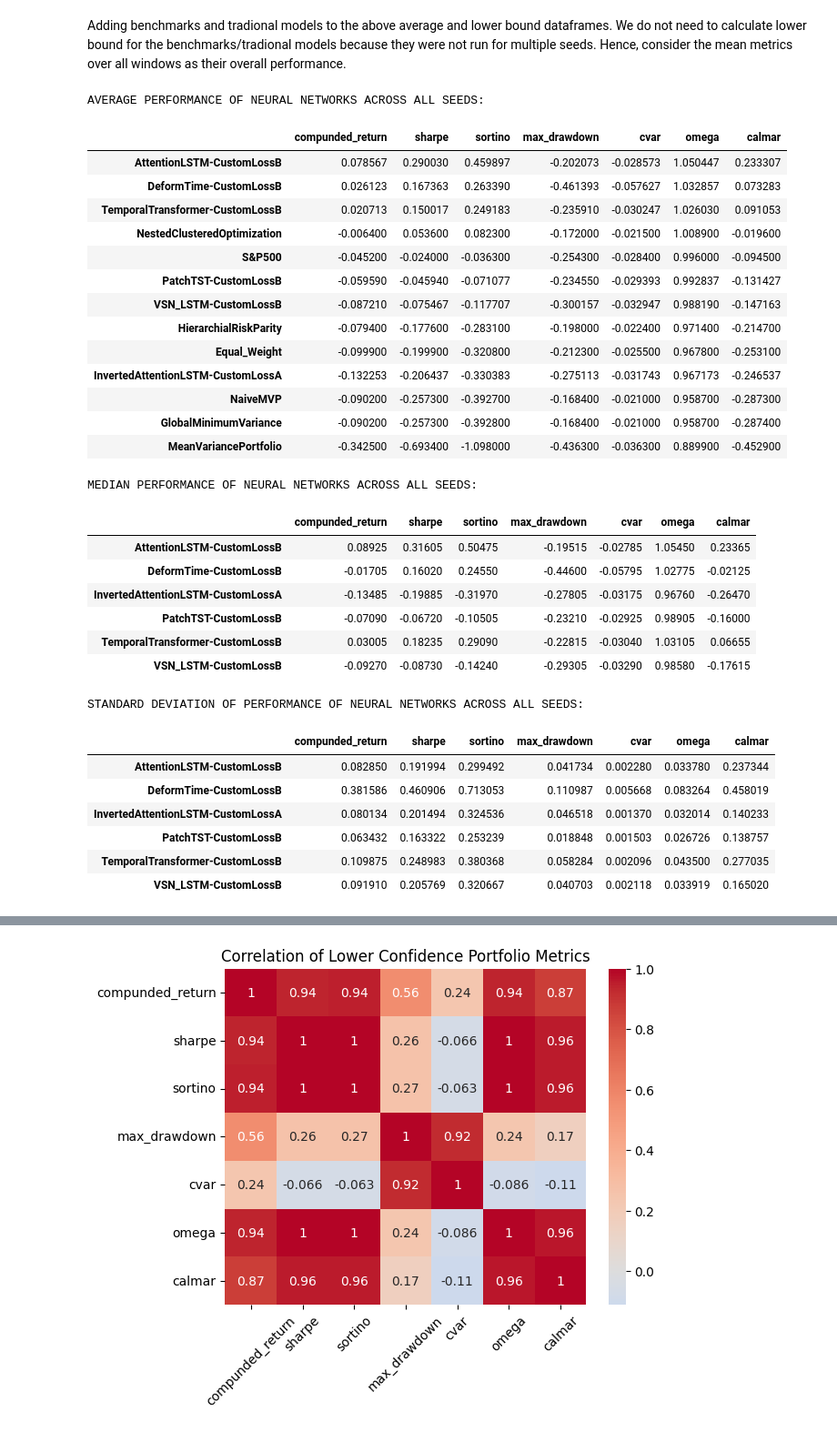
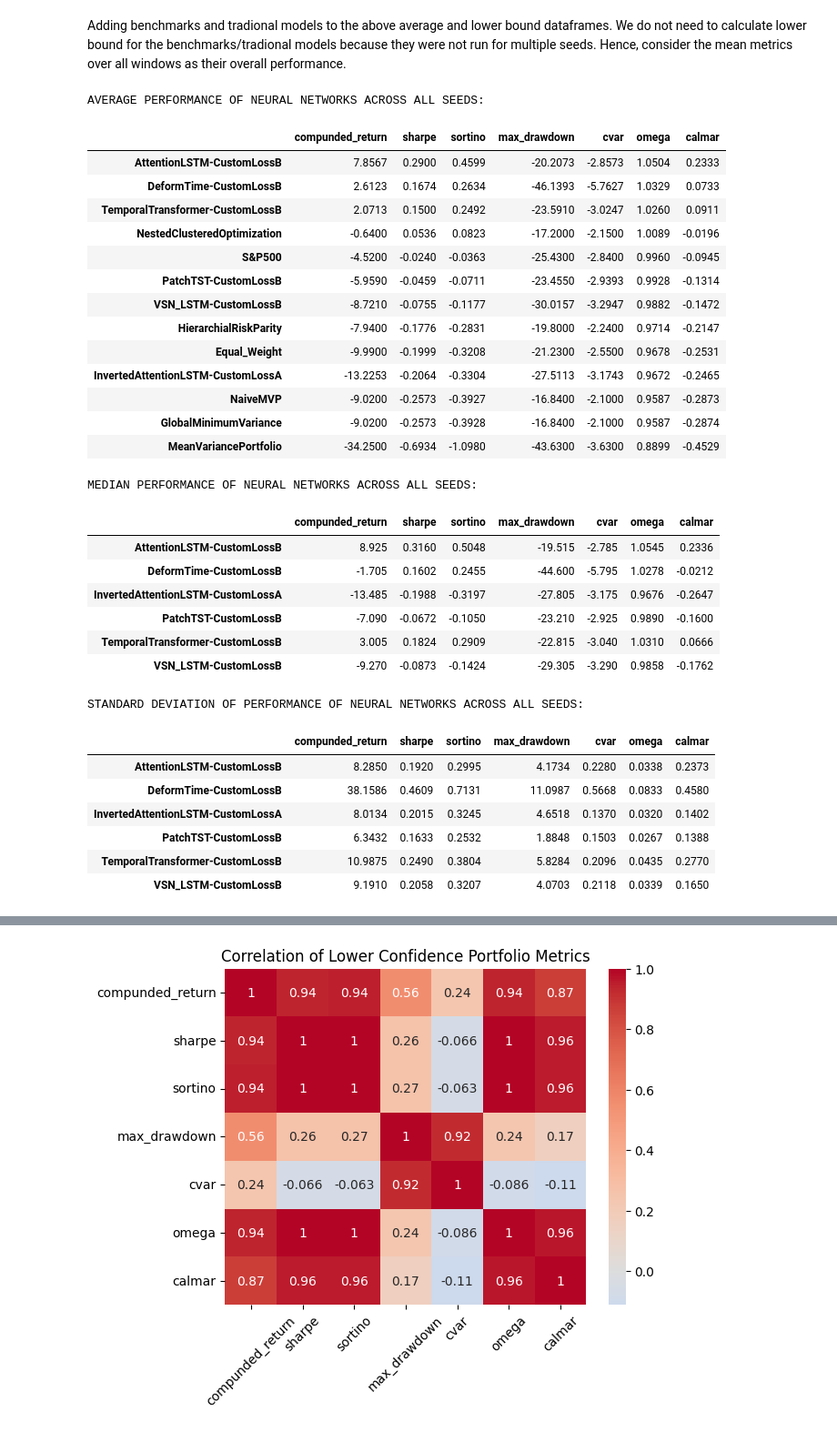
Before and after one commit to travisdesell/exact, a Jupyter notebook: financial_loss_functions/exploration/test_analysis.ipynb, the cells around one changed output, grey strips where cells are left out. Shown at 91% size. Saved outputs shown, nothing was run; the diff lists cells and outputs as text; code cells hidden in the pictures.

```diff
--- a/financial_loss_functions/exploration/test_analysis.ipynb
+++ b/financial_loss_functions/exploration/test_analysis.ipynb
@@ -163,6 +163,10 @@ for seed, seed_perfs in nn_seed_rets_no_dates.items():
     seed_metric_dfs.append(evaluator.calc_pf_performances(metrics_to_ann))
 
 all_seed_perf = pd.concat(seed_metric_dfs)
+
+all_seed_perf['compunded_return'] = all_seed_perf['compunded_return']*100
+all_seed_perf['max_drawdown'] = all_seed_perf['max_drawdown']*100
+all_seed_perf['cvar'] = all_seed_perf['cvar']*100
 # %%
 # Calculate performance of benchmark portfolios (no seeds)
 evaluator = Evaluator(
@@ -174,6 +178,11 @@ evaluator = Evaluator(
 
 bench_perfs = evaluator.calc_pf_performances(metrics_to_ann)
 bench_perfs = bench_perfs.sort_values(by='sharpe', ascending=False)
+
+bench_perfs['compunded_return'] = bench_perfs['compunded_return']*100
+bench_perfs['max_drawdown'] = bench_perfs['max_drawdown']*100
+bench_perfs['cvar'] = bench_perfs['cvar']*100
+
 bench_perfs
 # %% [output]
 |  | compunded_return | sharpe | sortino | max_drawdown | cvar | omega | calmar |
@@ -201,50 +210,52 @@ lower_bound_df = avg_perf_metrics - t_val * (std_perf_metrics / np.sqrt(n_seeds)
 Adding benchmarks and tradional models to the above average and lower bound dataframes. We do not need to calculate lower bound for the benchmarks/tradional models because they were not run for multiple seeds. Hence, consider the mean metrics over all windows as their overall performance.
 # %%
 print('AVERAGE PERFORMANCE OF NEURAL NETWORKS ACROSS ALL SEEDS:')
-pd.concat(
+combined_avg = pd.concat(
     [avg_perf_metrics, bench_perfs],
     axis=0
 ).sort_values(by='sharpe', ascending=False)
+
+combined_avg.round(4)
 # %% [output]
 AVERAGE PERFORMANCE OF NEURAL NETWORKS ACROSS ALL SEEDS:
 |  | compunded_return | sharpe | sortino | max_drawdown | cvar | omega | calmar |
-| AttentionLSTM-CustomLossB | 0.078567 | 0.290030 | 0.459897 | -0.202073 | -0.028573 | 1.050447 | 0.233307 |
-| DeformTime-CustomLossB | 0.026123 | 0.167363 | 0.263390 | -0.461393 | -0.057627 | 1.032857 | 0.073283 |
-| TemporalTransformer-CustomLossB | 0.020713 | 0.150017 | 0.249183 | -0.235910 | -0.030247 | 1.026030 | 0.091053 |
-| NestedClusteredOptimization | -0.006400 | 0.053600 | 0.082300 | -0.172000 | -0.021500 | 1.008900 | -0.019600 |
-| S&P500 | -0.045200 | -0.024000 | -0.036300 | -0.254300 | -0.028400 | 0.996000 | -0.094500 |
-| PatchTST-CustomLossB | -0.059590 | -0.045940 | -0.071077 | -0.234550 | -0.029393 | 0.992837 | -0.131427 |
-| VSN_LSTM-CustomLossB | -0.087210 | -0.075467 | -0.117707 | -0.300157 | -0.032947 | 0.988190 | -0.147163 |
-| HierarchialRiskParity | -0.079400 | -0.177600 | -0.283100 | -0.198000 | -0.022400 | 0.971400 | -0.214700 |
-| Equal_Weight | -0.099900 | -0.199900 | -0.320800 | -0.212300 | -0.025500 | 0.967800 | -0.253100 |
-| InvertedAttentionLSTM-CustomLossA | -0.132253 | -0.206437 | -0.330383 | -0.275113 | -0.031743 | 0.967173 | -0.246537 |
-| NaiveMVP | -0.090200 | -0.257300 | -0.392700 | -0.168400 | -0.021000 | 0.958700 | -0.287300 |
-| GlobalMinimumVariance | -0.090200 | -0.257300 | -0.392800 | -0.168400 | -0.021000 | 0.958700 | -0.287400 |
-| MeanVariancePortfolio | -0.342500 | -0.693400 | -1.098000 | -0.436300 | -0.036300 | 0.889900 | -0.452900 |
+| AttentionLSTM-CustomLossB | 7.8567 | 0.2900 | 0.4599 | -20.2073 | -2.8573 | 1.0504 | 0.2333 |
+| DeformTime-CustomLossB | 2.6123 | 0.1674 | 0.2634 | -46.1393 | -5.7627 | 1.0329 | 0.0733 |
+| TemporalTransformer-CustomLossB | 2.0713 | 0.1500 | 0.2492 | -23.5910 | -3.0247 | 1.0260 | 0.0911 |
+| NestedClusteredOptimization | -0.6400 | 0.0536 | 0.0823 | -17.2000 | -2.1500 | 1.0089 | -0.0196 |
+| S&P500 | -4.5200 | -0.0240 | -0.0363 | -25.4300 | -2.8400 | 0.9960 | -0.0945 |
+| PatchTST-CustomLossB | -5.9590 | -0.0459 | -0.0711 | -23.4550 | -2.9393 | 0.9928 | -0.1314 |
+| VSN_LSTM-CustomLossB | -8.7210 | -0.0755 | -0.1177 | -30.0157 | -3.2947 | 0.9882 | -0.1472 |
+| HierarchialRiskParity | -7.9400 | -0.1776 | -0.2831 | -19.8000 | -2.2400 | 0.9714 | -0.2147 |
+| Equal_Weight | -9.9900 | -0.1999 | -0.3208 | -21.2300 | -2.5500 | 0.9678 | -0.2531 |
+| InvertedAttentionLSTM-CustomLossA | -13.2253 | -0.2064 | -0.3304 | -27.5113 | -3.1743 | 0.9672 | -0.2465 |
+| NaiveMVP | -9.0200 | -0.2573 | -0.3927 | -16.8400 | -2.1000 | 0.9587 | -0.2873 |
+| GlobalMinimumVariance | -9.0200 | -0.2573 | -0.3928 | -16.8400 | -2.1000 | 0.9587 | -0.2874 |
+| MeanVariancePortfolio | -34.2500 | -0.6934 | -1.0980 | -43.6300 | -3.6300 | 0.8899 | -0.4529 |
 # %%
 print('MEDIAN PERFORMANCE OF NEURAL NETWORKS ACROSS ALL SEEDS:')
-median_perf_metrics
+median_perf_metrics.round(4)
 # %% [output]
 MEDIAN PERFORMANCE OF NEURAL NETWORKS ACROSS ALL SEEDS:
 |  | compunded_return | sharpe | sortino | max_drawdown | cvar | omega | calmar |
-| AttentionLSTM-CustomLossB | 0.08925 | 0.31605 | 0.50475 | -0.19515 | -0.02785 | 1.05450 | 0.23365 |
-| DeformTime-CustomLossB | -0.01705 | 0.16020 | 0.24550 | -0.44600 | -0.05795 | 1.02775 | -0.02125 |
-| InvertedAttentionLSTM-CustomLossA | -0.13485 | -0.19885 | -0.31970 | -0.27805 | -0.03175 | 0.96760 | -0.26470 |
-| PatchTST-CustomLossB | -0.07090 | -0.06720 | -0.10505 | -0.23210 | -0.02925 | 0.98905 | -0.16000 |
-| TemporalTransformer-CustomLossB | 0.03005 | 0.18235 | 0.29090 | -0.22815 | -0.03040 | 1.03105 | 0.06655 |
-| VSN_LSTM-CustomLossB | -0.09270 | -0.08730 | -0.14240 | -0.29305 | -0.03290 | 0.98580 | -0.17615 |
+| AttentionLSTM-CustomLossB | 8.925 | 0.3160 | 0.5048 | -19.515 | -2.785 | 1.0545 | 0.2336 |
+| DeformTime-CustomLossB | -1.705 | 0.1602 | 0.2455 | -44.600 | -5.795 | 1.0278 | -0.0212 |
+| InvertedAttentionLSTM-CustomLossA | -13.485 | -0.1988 | -0.3197 | -27.805 | -3.175 | 0.9676 | -0.2647 |
+| PatchTST-CustomLossB | -7.090 | -0.0672 | -0.1050 | -23.210 | -2.925 | 0.9890 | -0.1600 |
+| TemporalTransformer-CustomLossB | 3.005 | 0.1824 | 0.2909 | -22.815 | -3.040 | 1.0310 | 0.0666 |
+| VSN_LSTM-CustomLossB | -9.270 | -0.0873 | -0.1424 | -29.305 | -3.290 | 0.9858 | -0.1762 |
 # %%
 print('STANDARD DEVIATION OF PERFORMANCE OF NEURAL NETWORKS ACROSS ALL SEEDS:')
-std_perf_metrics
+std_perf_metrics.round(4)
 # %% [output]
 STANDARD DEVIATION OF PERFORMANCE OF NEURAL NETWORKS ACROSS ALL SEEDS:
 |  | compunded_return | sharpe | sortino | max_drawdown | cvar | omega | calmar |
-| AttentionLSTM-CustomLossB | 0.082850 | 0.191994 | 0.299492 | 0.041734 | 0.002280 | 0.033780 | 0.237344 |
-| DeformTime-CustomLossB | 0.381586 | 0.460906 | 0.713053 | 0.110987 | 0.005668 | 0.083264 | 0.458019 |
-| InvertedAttentionLSTM-CustomLossA | 0.080134 | 0.201494 | 0.324536 | 0.046518 | 0.001370 | 0.032014 | 0.140233 |
-| PatchTST-CustomLossB | 0.063432 | 0.163322 | 0.253239 | 0.018848 | 0.001503 | 0.026726 | 0.138757 |
-| TemporalTransformer-CustomLossB | 0.109875 | 0.248983 | 0.380368 | 0.058284 | 0.002096 | 0.043500 | 0.277035 |
-| VSN_LSTM-CustomLossB | 0.091910 | 0.205769 | 0.320667 | 0.040703 | 0.002118 | 0.033919 | 0.165020 |
+| AttentionLSTM-CustomLossB | 8.2850 | 0.1920 | 0.2995 | 4.1734 | 0.2280 | 0.0338 | 0.2373 |
+| DeformTime-CustomLossB | 38.1586 | 0.4609 | 0.7131 | 11.0987 | 0.5668 | 0.0833 | 0.4580 |
+| InvertedAttentionLSTM-CustomLossA | 8.0134 | 0.2015 | 0.3245 | 4.6518 | 0.1370 | 0.0320 | 0.1402 |
+| PatchTST-CustomLossB | 6.3432 | 0.1633 | 0.2532 | 1.8848 | 0.1503 | 0.0267 | 0.1388 |
+| TemporalTransformer-CustomLossB | 10.9875 | 0.2490 | 0.3804 | 5.8284 | 0.2096 | 0.0435 | 0.2770 |
+| VSN_LSTM-CustomLossB | 9.1910 | 0.2058 | 0.3207 | 4.0703 | 0.2118 | 0.0339 | 0.1650 |
 # %%
 print('LOWER CONFIDENCE BOUND (95%) PERFORMANCE OF NEURAL NETWORKS ACROSS ALL SEEDS:')
 lower_bound_df = pd.concat(
```
Also changed, not shown: parts of 10 cells of this notebook, 1 other file.
